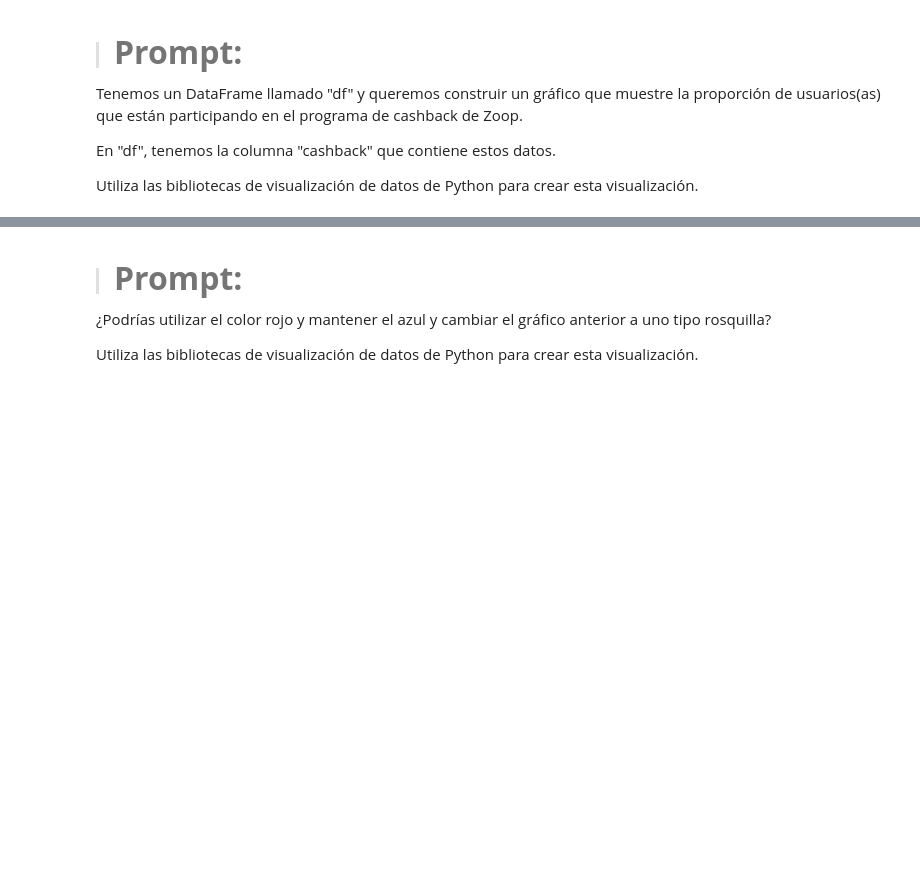
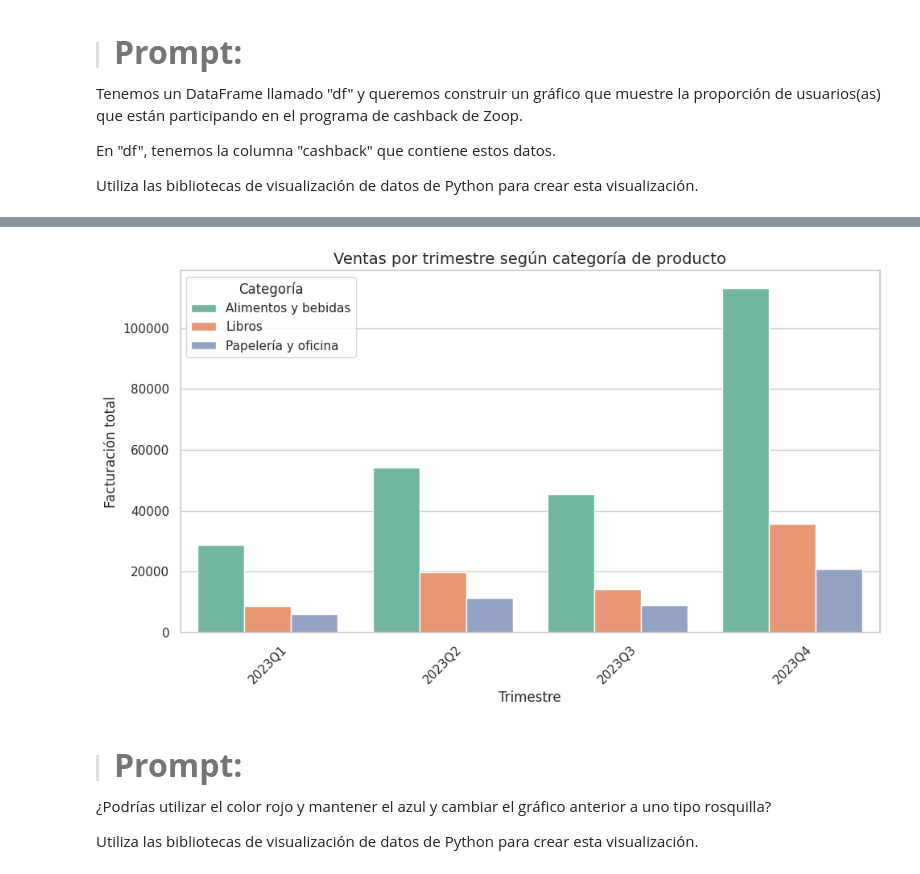
Before and after one commit to DanielRaiicHu/IA_aplicada_a_ciencia_de_datos, a Jupyter notebook: IA_aplicada_a_ciencia_de_datos.ipynb, the cells around one changed output, grey strips where cells are left out. Cells and saved outputs as stored; diff of their text form; code cells hidden in the pictures; blank space fills up the shorter version.

```diff
--- a/IA_aplicada_a_ciencia_de_datos.ipynb
+++ b/IA_aplicada_a_ciencia_de_datos.ipynb
@@ -997,3 +1187,37 @@ Utiliza las bibliotecas de visualización de datos de Python para crear esta vis
+# %%
+import pandas as pd
+import matplotlib.pyplot as plt
+import seaborn as sns
+
+# 1. Filtrar solo las categorías deseadas
+categorias_filtradas = ['Papelería y oficina', 'Libros', 'Alimentos y bebidas']
+df_filtrado = df[df['categoria'].isin(categorias_filtradas)]
+
+# 2. Agrupar por trimestre y categoría, sumando la facturación
+ventas_categoria_trimestre = df_filtrado.groupby(['trimestre', 'categoria'])['facturacion'].sum().reset_index()
+
+# 3. Crear el gráfico de columnas agrupadas con seaborn
+plt.figure(figsize=(10, 6))
+sns.barplot(
+    data=ventas_categoria_trimestre,
+    x='trimestre',
+    y='facturacion',
+    hue='categoria',
+    palette='Set2'
+)
+
+# 4. Personalizar el gráfico
+plt.title('Ventas por trimestre según categoría de producto', fontsize=14)
+plt.xlabel('Trimestre')
+plt.ylabel('Facturación total')
+plt.legend(title='Categoría')
+plt.xticks(rotation=45)
+plt.tight_layout()
+
+# 5. Mostrar gráfico
+plt.show()
+# %% [output]
+[figure, added]
 # %% [markdown]
 > #### <strong><font color="7b71ff" size =6>Prompt:</font></strong>
 
```
Also changed, not shown: parts of 21 cells of this notebook.
